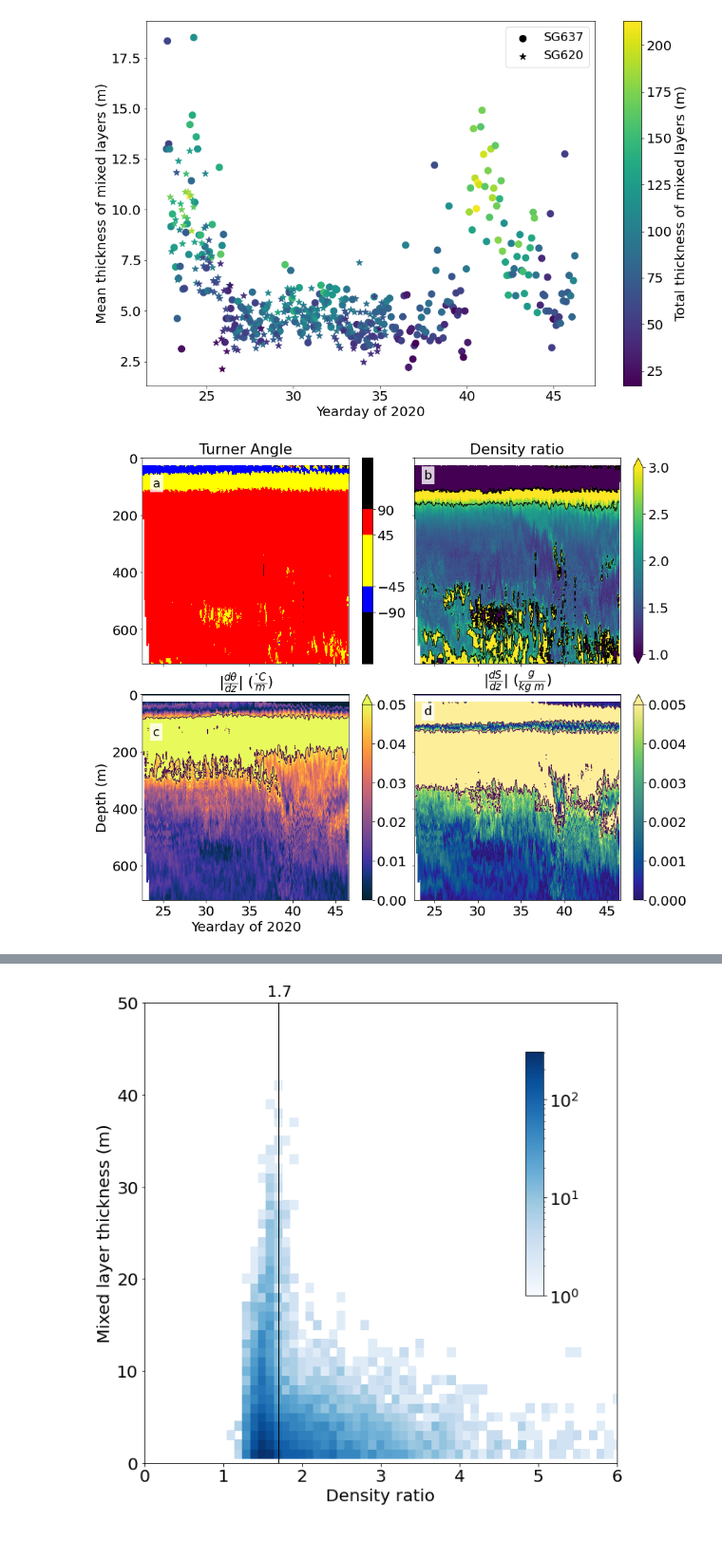
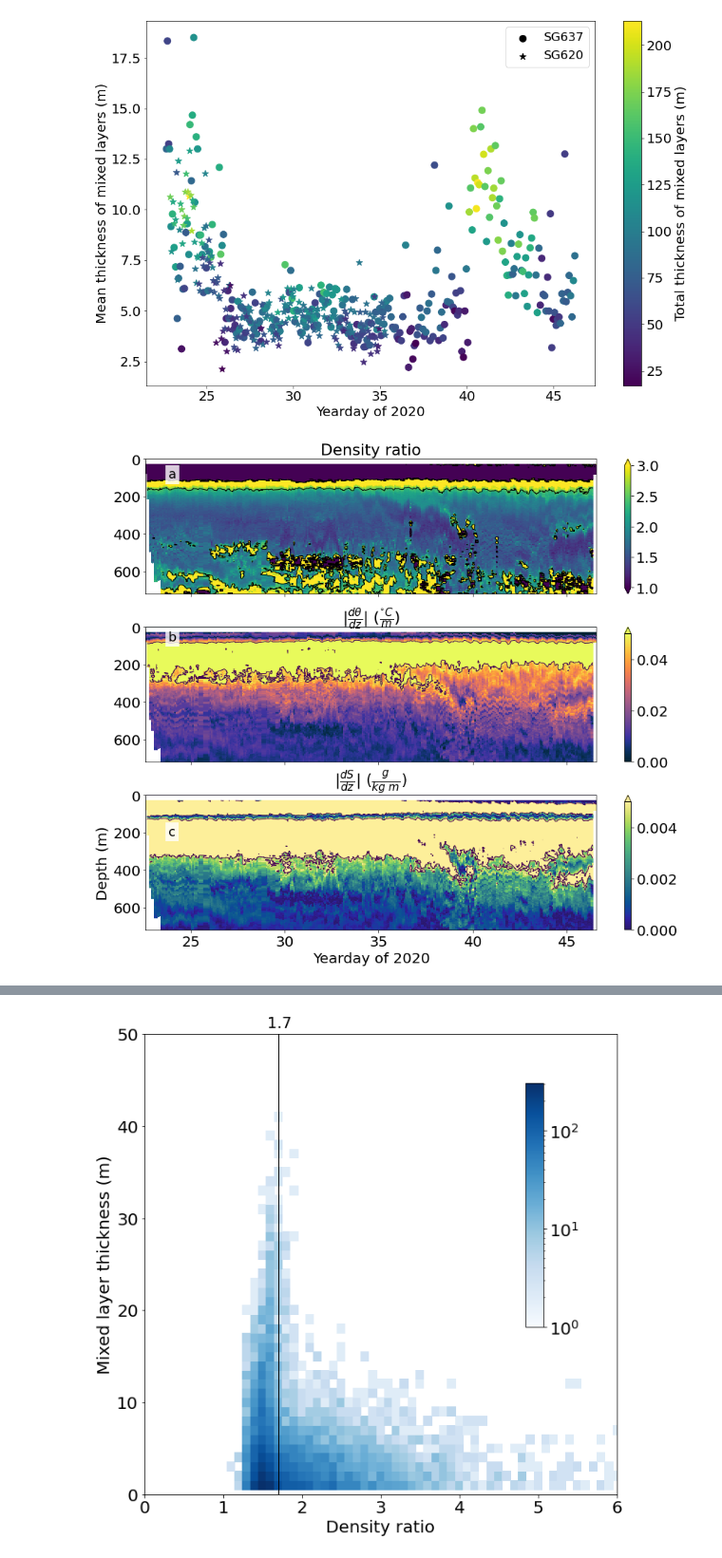
Before and after one commit to callumrollo/eurec4a-thermohaline-figures, a Jupyter notebook: create_figures.ipynb, the cells around one changed output, grey strips where cells are left out. Shown at 95% size. Saved outputs shown, nothing was run; the diff lists cells and outputs as text; code cells hidden in the pictures.

```diff
--- a/create_figures.ipynb
+++ b/create_figures.ipynb
@@ -37,6 +37,10 @@ glider_df = glider_df[good_dive_mask]
 df_glider_1m = pd.read_csv('data/glider_1m_staircase.csv', low_memory=False)
 mixes = pd.read_csv('data/glider_1m_mixed_layers.csv')
 grads = pd.read_csv('data/glider_1m_grad_layers.csv')
+# %%
+df_glider_1m_both = pd.read_csv('/media/callum/storage/Documents/Eureka/processing/staircase_experiment/reimplement/salt_and_temp_flag_glider_1m_staircase.csv', low_memory=False)
+mixes_both = pd.read_csv('/media/callum/storage/Documents/Eureka/processing/staircase_experiment/reimplement/salt_and_temp_flag_glider_1m_mixed_layers.csv')
+grads_both = pd.read_csv('/media/callum/storage/Documents/Eureka/processing/staircase_experiment/reimplement/salt_and_temp_flag_glider_1m_grad_layers.csv')
 # %%
 mixes = mixes[mixes.salt_finger_step]
 grads = grads[grads.salt_finger_step]
@@ -521,6 +623,14 @@ mask_den_ratio = mask.copy()
 mask_den_ratio[(ds_glider.density_ratio>1) & (ds_glider.density_ratio<2.5)] = True
 ds_glider['density_ratio_mask'] = (('p','dive'), mask_den_ratio)
 
+mask_temp = mask.copy()
+mask_temp[np.abs(ds_glider.ct_dz)<0.05] = True
+ds_glider['temperature_mask'] = (('p','dive'), mask_temp)
+
+mask_sal = mask.copy()
+mask_sal[np.abs(ds_glider.sa_dz)<0.006] = True
+ds_glider['salinity_mask'] = (('p','dive'), mask_gradients)
+
 mask_gradients = mask.copy()
 mask_gradients[(np.abs(ds_glider.sa_dz)<0.006) & (np.abs(ds_glider.ct_dz)<0.05)] = True
 ds_glider['gradients_mask'] = (('p','dive'), mask_gradients)
@@ -536,42 +646,36 @@ ds_sg620 = ds_glider.loc[dict(dive=slice(1000, 2000))]
 ds_sg637 = ds_glider.loc[dict(dive=slice(2000, 3000))]
 ds_sg637['dive'] = ds_sg637.dive - 2000
 # %%
-fig, ax = plt.subplots(2,2, figsize=(14,12), sharex=True, sharey=True, )
+fig, ax = plt.subplots(3,1, figsize=(14,12), sharex=True)
 ax = ax.ravel()
-plt.subplots_adjust(wspace=0.05, hspace=0.15)
+plt.subplots_adjust(wspace=0.05, hspace=0.25)
 
-p = ax[0].pcolor(ds_sg637.time_yday_utc.mean(dim='p').values, ds_sg637.p, ds_sg637.turner_ang, cmap=turner_cmap,vmin=-180, vmax=180, shading='auto')
-fig.colorbar(mappable=p, ax = ax[0], ticks=[-90, -45, 45, 90])
-ax[0].set_title('Turner Angle')
+p = ax[0].pcolor(ds_sg637.time_yday_utc.mean(dim='p').values, ds_sg637.p, ds_sg637.density_ratio, cmap='viridis',vmin=1, vmax=3, shading='auto')
+ax[0].contour(ds_sg637.time_yday_utc.mean(dim='p').values, ds_sg637.p, ds_sg637.density_ratio, [2.5], colors='k')
+ax[0].contour(ds_sg637.time_yday_utc.mean(dim='p').values, ds_sg637.p, ds_sg637.density_ratio, [1], colors='k')
+ax[0].set_title('Density ratio')
 
-p = ax[1].pcolor(ds_sg637.time_yday_utc.mean(dim='p').values, ds_sg637.p, ds_sg637.density_ratio, cmap='viridis',vmin=1, vmax=3, shading='auto')
-ax[1].contour(ds_sg637.time_yday_utc.mean(dim='p').values, ds_sg637.p, ds_sg637.density_ratio, [2.5], colors='k')
-ax[1].contour(ds_sg637.time_yday_utc.mean(dim='p').values, ds_sg637.p, ds_sg637.density_ratio, [1], colors='k')
-ax[1].set_title('Density ratio')
-
-cb1 = fig.colorbar(mappable=p, ax = ax[1], extend='both')
+cb1 = fig.colorbar(mappable=p, ax = ax[0], extend='both')
 cb1.ax.plot((0,1), (2, 2), color='k')
 cb1.ax.plot((0,1), (1, 1), color='white')
 
-p = ax[2].pcolor(ds_sg637.time_yday_utc.mean(dim='p').values, ds_sg637.p, np.abs(ds_sg637.ct_dz), cmap=cmo.thermal, vmin=0, vmax=0.05, shading='auto')
-ax[2].contour(ds_sg637.time_yday_utc.mean(dim='p').values, ds_sg637.p, np.abs(ds_sg637.ct_dz),[0.05])
-ax[2].set_title('|${\\frac{d \\theta}{dz}}$| $(\\frac{^{\circ}C}{m})$')
-cb2 = fig.colorbar(mappable=p, ax = ax[2], extend='max')
+p = ax[1].pcolor(ds_sg637.time_yday_utc.mean(dim='p').values, ds_sg637.p, np.abs(ds_sg637.ct_dz), cmap=cmo.thermal, vmin=0, vmax=0.05, shading='auto')
+ax[1].contour(ds_sg637.time_yday_utc.mean(dim='p').values, ds_sg637.p, np.abs(ds_sg637.ct_dz),[0.05])
+ax[1].set_title('|${\\frac{d \\theta}{dz}}$| $(\\frac{^{\circ}C}{m})$')
+cb2 = fig.colorbar(mappable=p, ax = ax[1], extend='max')
 cb2.ax.plot((0,1), (0.05, 0.05), color='k')
 
-p = ax[3].pcolor(ds_sg637.time_yday_utc.mean(dim='p').values, ds_sg637.p, np.abs(ds_sg637.sa_dz), cmap=cmo.haline, vmin=0, vmax=0.005, shading='auto')
-ax[3].contour(ds_sg637.time_yday_utc.mean(dim='p').values, ds_sg637.p, np.abs(ds_sg637.sa_dz),[0.005])
-ax[3].set_title('|${\\frac{dS}{dz}}$| $(\\frac{g}{kg\ m})$')
-cb3 = fig.colorbar(mappable=p, ax = ax[3], extend='max')
+p = ax[2].pcolor(ds_sg637.time_yday_utc.mean(dim='p').values, ds_sg637.p, np.abs(ds_sg637.sa_dz), cmap=cmo.haline, vmin=0, vmax=0.005, shading='auto')
+ax[2].contour(ds_sg637.time_yday_utc.mean(dim='p').values, ds_sg637.p, np.abs(ds_sg637.sa_dz),[0.005])
+ax[2].set_title('|${\\frac{dS}{dz}}$| $(\\frac{g}{kg\ m})$')
+cb3 = fig.colorbar(mappable=p, ax = ax[2], extend='max')
 cb3.ax.plot((0,1), (0.005, 0.005), color='k')
 ax[2].set(ylabel='Depth (m)', xlabel='Yearday of 2020')
-ax[2].set(ylim=(0, 720))
-ax[2].invert_yaxis()
-letterboxes(ax, loc=((0.05, 0.86),(0.05, 0.9), (0.05, 0.8), (0.05, 0.9)) , box_alpha=0.8)
-#savefig('sg637_key_variables_multipanel')
-#savefig('fig09', extension='pdf')
+for axi in ax:
+    axi.set(ylim=(0, 720))
+    axi.invert_yaxis()
+letterboxes(ax, loc=((0.05, 0.86),(0.05, 0.9), (0.05, 0.7)) , box_alpha=0.8)
 savefig('fig09', extension='png')
-#savefig('sg637_key_variables_multipanel_notitle')
 # %% [output]
-[figure, old version]
+[figure, new version]
 # %%
```
Also changed, not shown: parts of 28 cells of this notebook.
